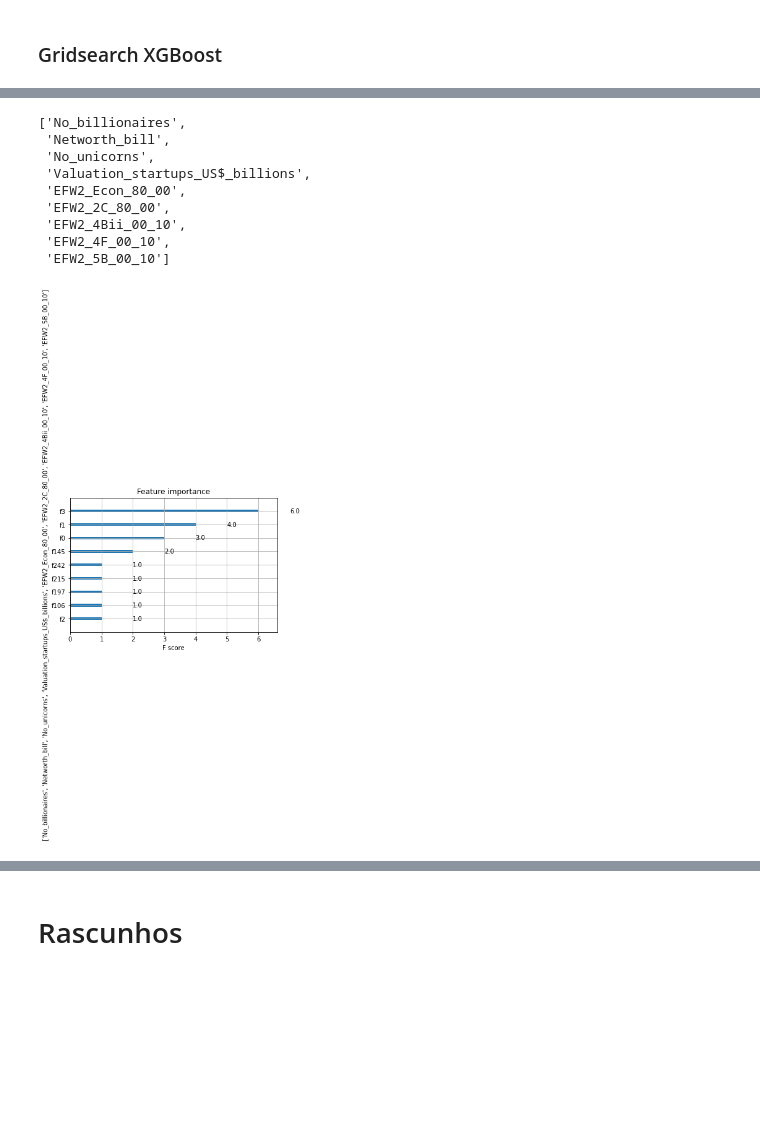
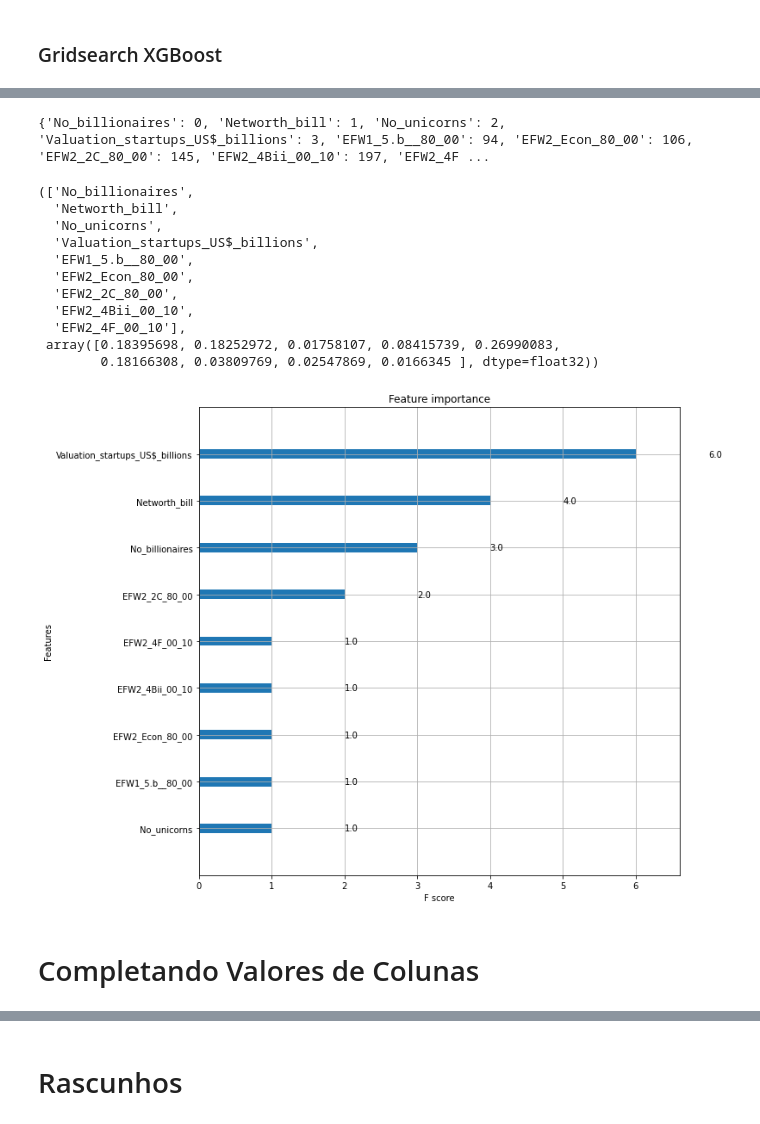
Before and after one commit to CesarSun/Digital-House-G3, a Jupyter notebook: T4-Integrador/DH_G3_T4_World_Freedom_WBdataset.ipynb, the cells around one changed output, grey strips where cells are left out. Cells and saved outputs as stored; diff of their text form; code cells hidden in the pictures; blank space fills up the shorter version.

```diff
--- a/T4-Integrador/DH_G3_T4_World_Freedom_WBdataset.ipynb
+++ b/T4-Integrador/DH_G3_T4_World_Freedom_WBdataset.ipynb
@@ -412,7 +413,9 @@ DF_std_EXT.columns = [lista.replace(' ', '') for lista in list(DF_std_EXT.column
 list_of_values = list(DF_std_EXT.Country)
 WBB = DF_WB_std[DF_WB_std['Country'].isin(list_of_values)]
 
-size = WBB[(WBB['year'] >= 1980)].shape[0] * 0.30
+perc_corte = 0.30 #Acima desse valor de NaN o Dataset é Excluido do Dataframe
+
+size = WBB[(WBB['year'] >= 1980)].shape[0] * perc_corte
 droplist = list(WBB.columns[list(WBB[(WBB['year'] >= 1980)].isna().sum() >= size)])
 WBC = WBB[(WBB['year'] >= 1980)].drop(columns=droplist).reset_index(drop=True).copy()
 WBC = WBC.interpolate(method='linear', limit_direction='both', axis=0)
@@ -767,19 +786,19 @@ ax
 ## Decision Tree
 # %%
 # Fit regression model
-regr = tree.DecisionTreeRegressor(criterion='squared_error',
+model_dtr = tree.DecisionTreeRegressor(criterion='squared_error',
                                   splitter='best',
-                                  ccp_alpha=0.11,
+                                  ccp_alpha=0.4,
                                   max_depth=3,
-                                  min_samples_split=3,
+                                  min_samples_split=2,
                                   min_samples_leaf=3,
                                   min_weight_fraction_leaf=0.0,
                                   max_features=None,
                                   random_state=None,
                                   max_leaf_nodes=None,
                                   )
-regr.fit(X_train, y_train)
-ypred_dt = regr.predict(X_test)
+model_dtr.fit(X_train, y_train)
+ypred_dt = model_dtr.predict(X_test)
 
 resultados(ypred_dt)
 # %% [output]
@@ -1059,14 +934,27 @@ Fitting 3 folds for each of 200 candidates, totalling 600 fits
 {'alpha': 0.01, 'colsample_bytree': 0.3, 'learning_rate': 0.14, 'max_depth': 2, 'n_estimators': 10, 'objective': 'reg:linear'}
 # %%
 XG = DF_std[feature_cols].copy()
-list(XG.columns[model_xg_reg.feature_importances_ > 0])
+query_cols = list(XG.columns[model_xg_reg.feature_importances_ > 0])
+
+cols_index = [XG.columns.get_loc(col) for col in query_cols]
+#print(cols_index)
+idx_dic = {}
+for col in XG[query_cols]:
+    idx_dic[col] = XG.columns.get_loc(col)
+print(idx_dic)
 # %% [output]
-['No_billionaires',
- 'Networth_bill',
- 'No_unicorns',
- 'Valuation_startups_US$_billions',
- 'EFW2_Econ_80_00',
- 'EFW2_2C_80_00',
- 'EFW2_4Bii_00_10',
- 'EFW2_4F_00_10',
- 'EFW2_5B_00_10']
+{'No_billionaires': 0, 'Networth_bill': 1, 'No_unicorns': 2, 'Valuation_startups_US$_billions': 3, 'EFW1_5.b__80_00': 94, 'EFW2_Econ_80_00': 106, 'EFW2_2C_80_00': 145, 'EFW2_4Bii_00_10': 197, 'EFW2_4F ...
+# %%
+query_cols, model_xg_reg.feature_importances_[model_xg_reg.feature_importances_ > 0]
+# %% [output]
+(['No_billionaires',
+  'Networth_bill',
+  'No_unicorns',
+  'Valuation_startups_US$_billions',
+  'EFW1_5.b__80_00',
+  'EFW2_Econ_80_00',
+  'EFW2_2C_80_00',
+  'EFW2_4Bii_00_10',
+  'EFW2_4F_00_10'],
+ array([0.18395698, 0.18252972, 0.01758107, 0.08415739, 0.26990083,
+        0.18166308, 0.03809769, 0.02547869, 0.0166345 ], dtype=float32))
@@ -1073,11 +968,12 @@ list(XG.columns[model_xg_reg.feature_importances_ > 0])
 # %%
-XG = DF_std[feature_cols].copy()
-labels = list(XG.columns[model_xg_reg.feature_importances_ > 0])
+#XG = DF_std[feature_cols].copy()
+#labels = list(XG.columns[model_xg_reg.feature_importances_ > 0])
 
-xgb.plot_importance(model_xg_reg,
-                    ylabel=labels)
-#plt.ylabel(ylabel=labels, rotation=0)
-plt.rcParams['figure.figsize'] = [15, 10]
+model_xg_reg.get_booster().feature_names = feature_cols
+xgb.plot_importance(model_xg_reg)
+plt.rcParams['figure.figsize'] = [10, 5]
 plt.show()
 # %% [output]
-[figure, old version]
+[figure, new version]
+# %% [markdown]
+# Completando Valores de Colunas
```
Also changed, not shown: parts of 49 cells of this notebook, 6 other files.
